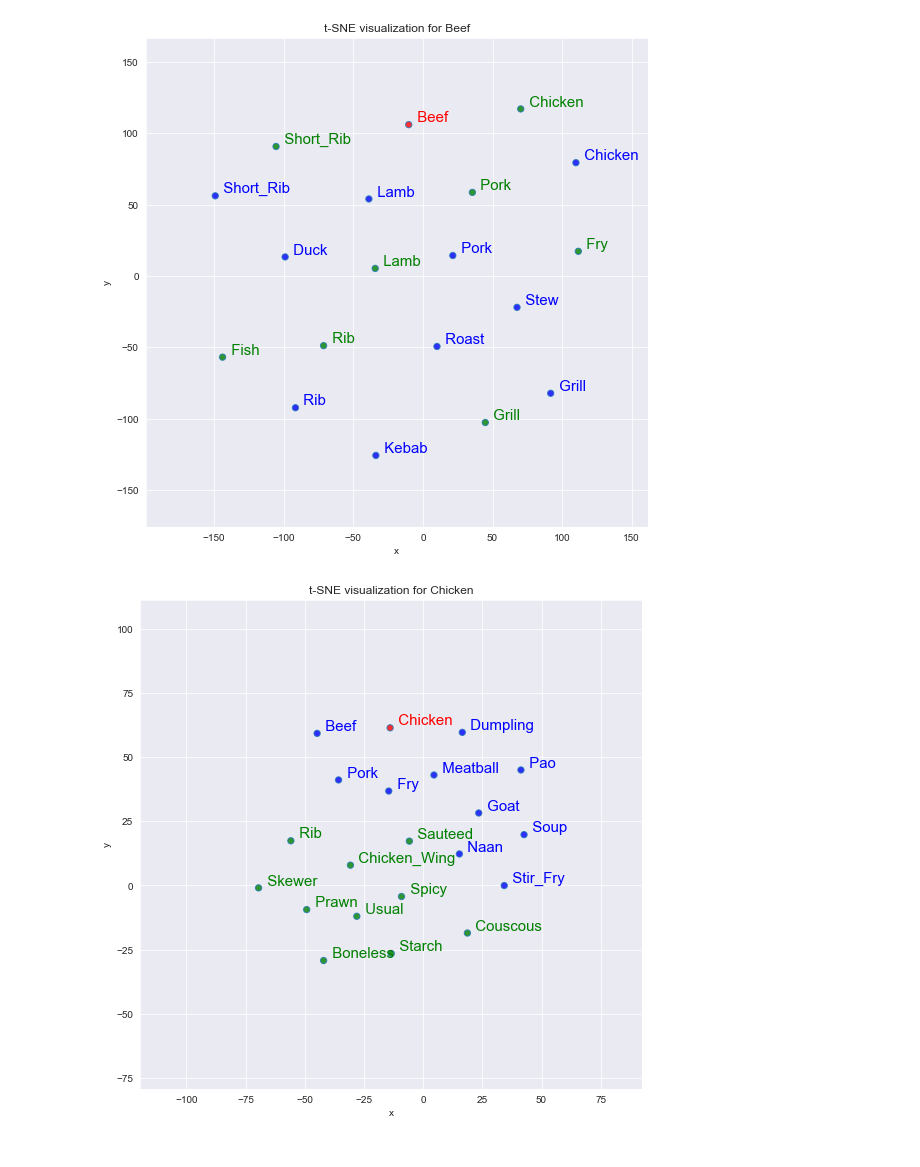
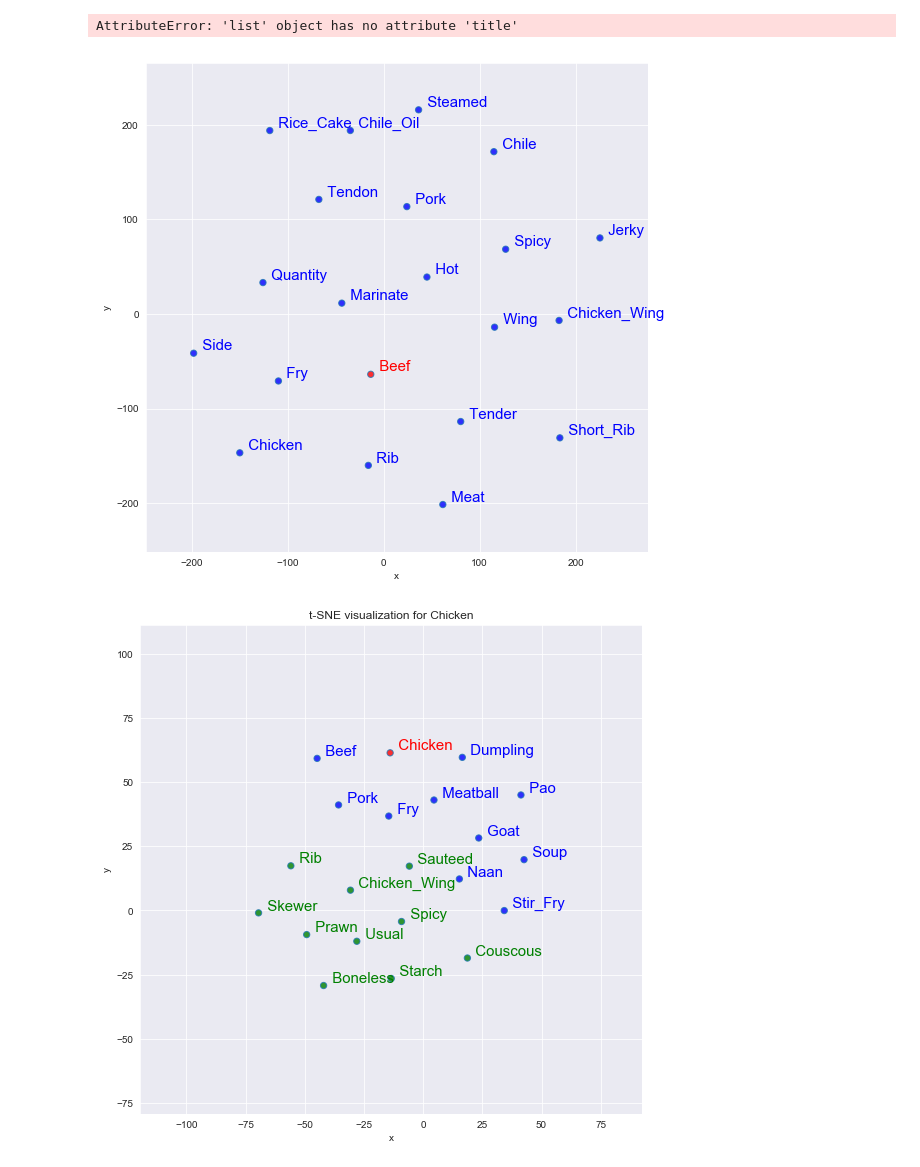
Before and after one commit to ledong1/nycFoodMap, a Jupyter notebook: Gensim Word2Vec-Copy1.ipynb, the cells around one changed output. Saved outputs shown, nothing was run; the diff lists cells and outputs as text; code cells hidden in the pictures.

```diff
--- a/Gensim Word2Vec-Copy1.ipynb
+++ b/Gensim Word2Vec-Copy1.ipynb
@@ -78,0 +173,7 @@ sorted(word_freq, key=word_freq.get, reverse=True)[:10]
+# %%
+doc_list=sentences
+# Creates, which is a mapping of word IDs to words.
+words = corpora.Dictionary(doc_list)
+
+# Turns each document into a bag of words.
+corpus = [words.doc2bow(doc) for doc in doc_list]
@@ -238,0 +602,3 @@ for each in w2v_model.wv.most_similar(positive=["beef"], negative=["pork"], topn
+# %%
+a=[5,6,7]
+print(a*3)
@@ -322,4 +693,0 @@ def tsnescatterplot(model, word, list_names):
-# %%
-tsnescatterplot(w2v_model, 'beef', ['lamb','pork', 'chicken', 'grill', 'fish','rib', 'short_rib', 'fry'])
-# %% [output]
-[figure, removed]
@@ -326,3 +911,8 @@ tsnescatterplot(w2v_model, 'beef', ['lamb','pork', 'chicken', 'grill', 'fish','r
+# %%
+tsnescatterplot1(w2v_model, ["beef"],[])
+# %% [output]
+AttributeError: 'list' object has no attribute 'title'
+[figure, added]
 # %%
 #tsnescatterplot(w2v_model, 'beef', [i[0] for i in w2v_model.wv.most_similar(negative=["beef"])])
 # %%
```
Also changed, not shown: parts of 49 cells of this notebook, 2 other files.
